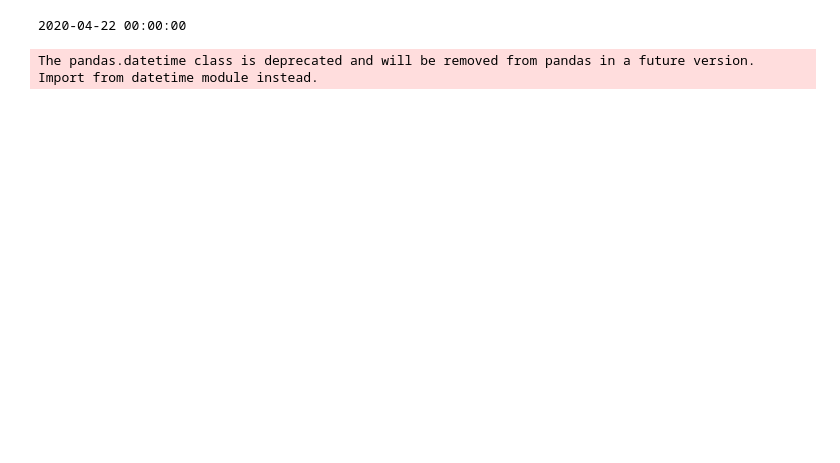
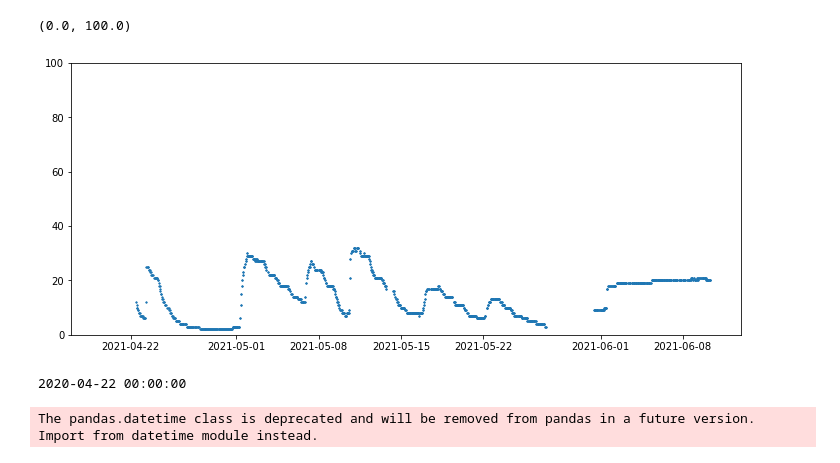
Before and after one commit to naiades-jsi/Carouge, a Jupyter notebook: notebooks/Data.ipynb, the cells around one changed output. Cells and saved outputs as stored; diff of their text form; code cells hidden in the pictures; blank space fills up the shorter version.

```diff
--- a/notebooks/Data.ipynb
+++ b/notebooks/Data.ipynb
@@ -6,31 +7,35 @@ import plotly.express as px
 # %%
+pyo.init_notebook_mode()
 n = 9
 
 devices = [
     "0a6a",
     "0a7c",
     "0a80",
     "0a83",
     "1efd",
     "1efe",
     "1eff",
     "1f0d",
     "1f02",
     "1f06",
     "1f08",
     "1f09",
     "1f10"
 ]
 
-filename = "carouge_device_" + devices[n] + ".csv"
+filename = "carouge_device_" + devices[n] + "_newest.csv"
 
 data = pd.read_csv("../data/" + filename)
 data['time'] = pd.to_datetime(data['time'], unit = 's')
-fig = px.line(data, x = 'time', y = 'value', title=filename)
-fig.update_layout(yaxis_range=[0,100])
-fig.show()
+
+fig, ax = plt.subplots(figsize = (12, 5))
+plt.scatter(data['time'], data['value'], s = 1)
+plt.ylim([0, 100])
 # %% [output]
 [interactive output not drawn]
+(0.0, 100.0)
+[figure, added]
 # %%
 filename = "carouge_WeatherObserved.csv"
 
```
Also changed, not shown: parts of 6 cells of this notebook, 9 other files.
